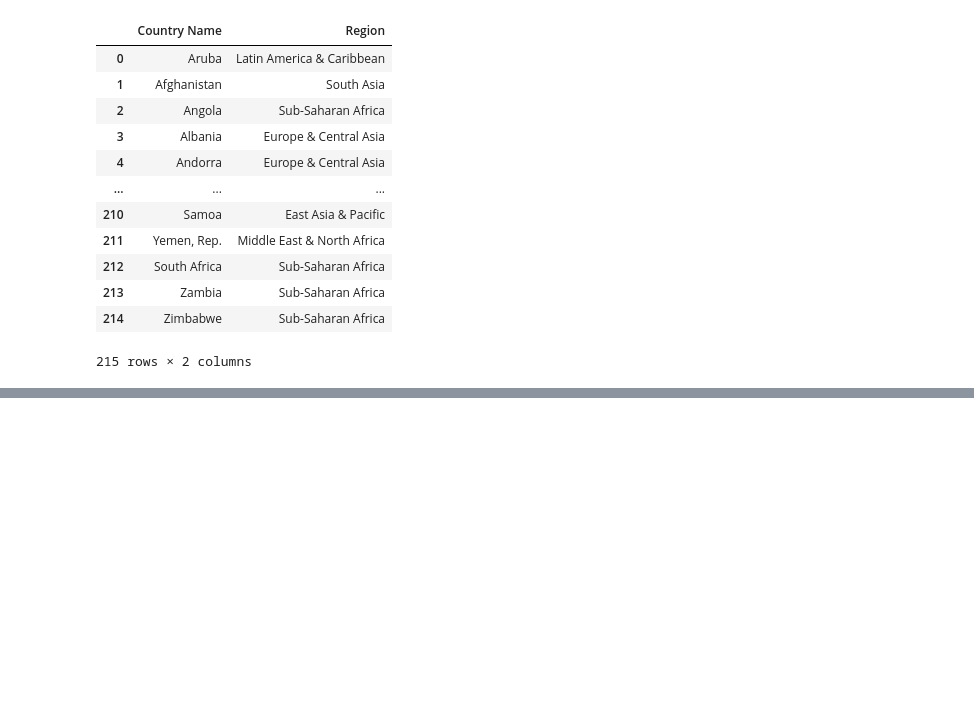
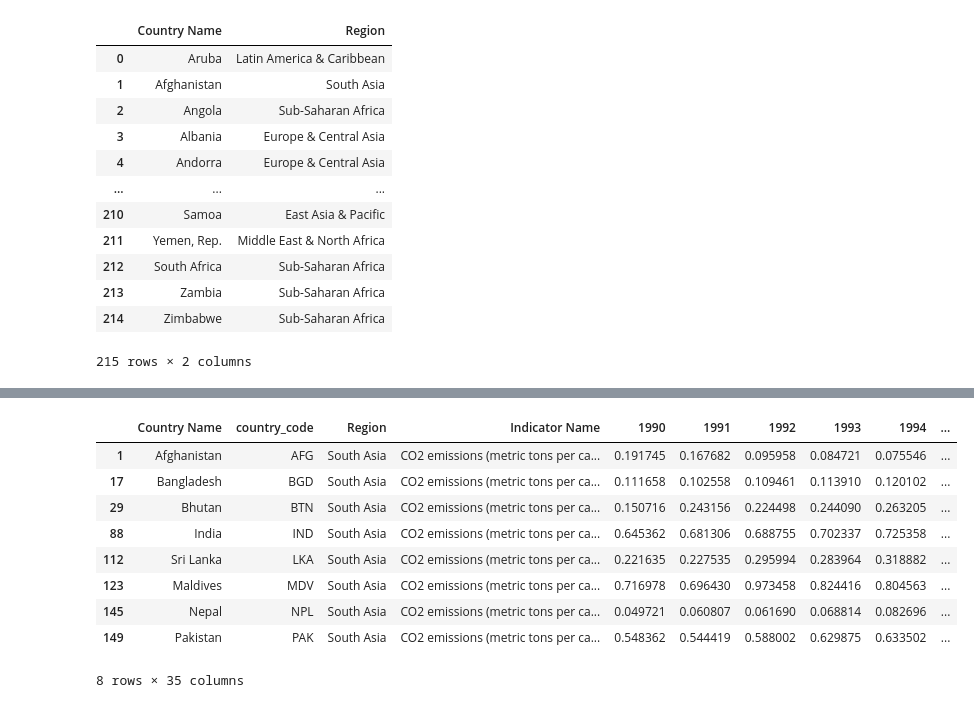
Before and after one commit to shiva3994/Projects, a Jupyter notebook: Python/P_CO2_emission.ipynb, the cells around one changed output, grey strips where cells are left out. Saved outputs shown, nothing was run; the diff lists cells and outputs as text; code cells hidden in the pictures; blank space fills up the shorter version.

```diff
--- a/Python/P_CO2_emission.ipynb
+++ b/Python/P_CO2_emission.ipynb
@@ -122 +134,14 @@ df[['Country Name','Region']]
+# %%
+df[df['Region'] == 'South Asia']
+# %% [output]
+|  | Country Name | country_code | Region | Indicator Name | 1990 | 1991 | 1992 | 1993 | 1994 | ... |
+| 1 | Afghanistan | AFG | South Asia | CO2 emissions (metric tons per ca... | 0.191745 | 0.167682 | 0.095958 | 0.084721 | 0.075546 | ... |
+| 17 | Bangladesh | BGD | South Asia | CO2 emissions (metric tons per ca... | 0.111658 | 0.102558 | 0.109461 | 0.113910 | 0.120102 | ... |
+| 29 | Bhutan | BTN | South Asia | CO2 emissions (metric tons per ca... | 0.150716 | 0.243156 | 0.224498 | 0.244090 | 0.263205 | ... |
+| 88 | India | IND | South Asia | CO2 emissions (metric tons per ca... | 0.645362 | 0.681306 | 0.688755 | 0.702337 | 0.725358 | ... |
+| 112 | Sri Lanka | LKA | South Asia | CO2 emissions (metric tons per ca... | 0.221635 | 0.227535 | 0.295994 | 0.283964 | 0.318882 | ... |
+| 123 | Maldives | MDV | South Asia | CO2 emissions (metric tons per ca... | 0.716978 | 0.696430 | 0.973458 | 0.824416 | 0.804563 | ... |
+| 145 | Nepal | NPL | South Asia | CO2 emissions (metric tons per ca... | 0.049721 | 0.060807 | 0.061690 | 0.068814 | 0.082696 | ... |
+| 149 | Pakistan | PAK | South Asia | CO2 emissions (metric tons per ca... | 0.548362 | 0.544419 | 0.588002 | 0.629875 | 0.633502 | ... |
+8 rows × 35 columns
 # %%
```
Also changed, not shown: parts of 3 cells of this notebook.
